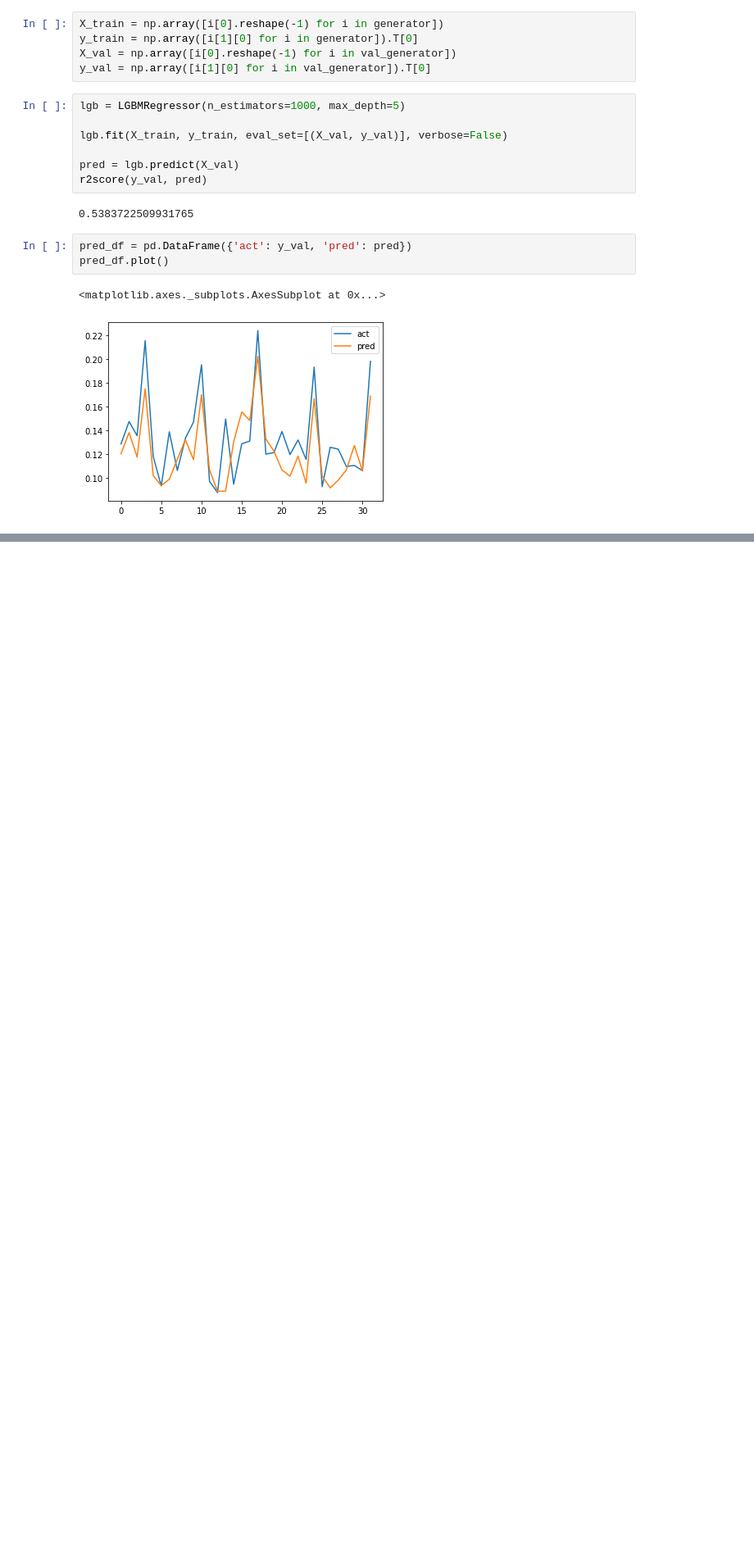
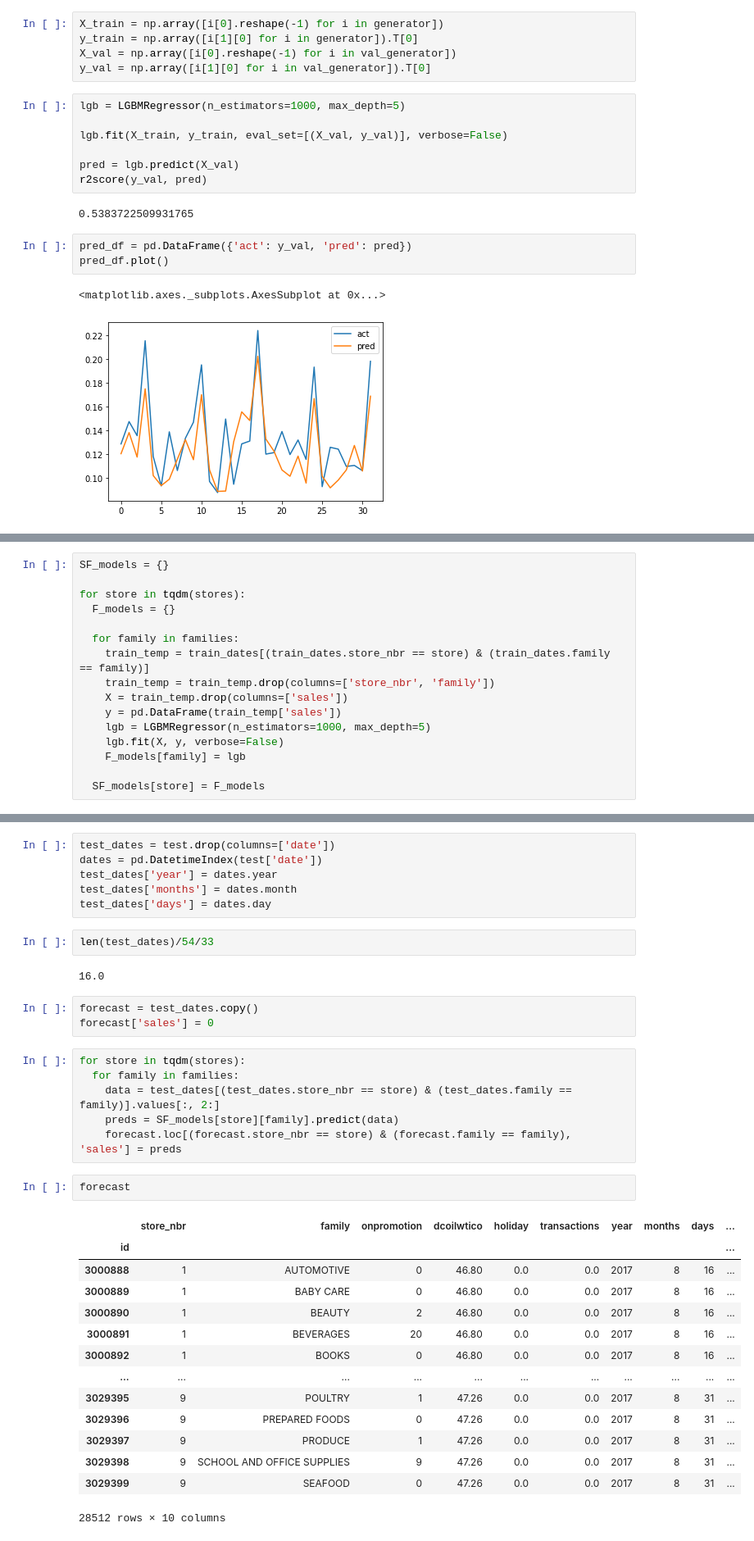
Before and after one commit to monikachudyba/ArtificialNeuralNetworkProjects, a Jupyter notebook: StoreSalesForecasting.ipynb, the cells around one changed output, grey strips where cells are left out. Shown at 82% size. Saved outputs shown, nothing was run; the diff lists cells and outputs as text; blank space fills up the shorter version.

Commit message:
Light GBM forecasting

```diff
--- a/StoreSalesForecasting.ipynb
+++ b/StoreSalesForecasting.ipynb
@@ -1165,0 +1220,16 @@ rmsle(y_val, pred, squared=False)
+# %%
+SF_models = {}
+
+for store in tqdm(stores):
+  F_models = {}
+
+  for family in families:
+    train_temp = train_dates[(train_dates.store_nbr == store) & (train_dates.family == family)]
+    train_temp = train_temp.drop(columns=['store_nbr', 'family'])
+    X = train_temp.drop(columns=['sales'])
+    y = pd.DataFrame(train_temp['sales'])
+    lgb = LGBMRegressor(n_estimators=1000, max_depth=5)
+    lgb.fit(X, y, verbose=False)
+    F_models[family] = lgb
+
+  SF_models[store] = F_models
@@ -1165,0 +1247,36 @@ rmsle(y_val, pred, squared=False)
+# %%
+test_dates = test.drop(columns=['date'])
+dates = pd.DatetimeIndex(test['date'])
+test_dates['year'] = dates.year
+test_dates['months'] = dates.month
+test_dates['days'] = dates.day
+# %%
+len(test_dates)/54/33
+# %% [output]
+16.0
+# %%
+forecast = test_dates.copy()
+forecast['sales'] = 0
+# %%
+for store in tqdm(stores):
+  for family in families:
+    data = test_dates[(test_dates.store_nbr == store) & (test_dates.family == family)].values[:, 2:]
+    preds = SF_models[store][family].predict(data)
+    forecast.loc[(forecast.store_nbr == store) & (forecast.family == family), 'sales'] = preds
+# %%
+forecast
+# %% [output]
+|  | store_nbr | family | onpromotion | dcoilwtico | holiday | transactions | year | months | days | ... |
+| id |  |  |  |  |  |  |  |  |  | ... |
+| 3000888 | 1 | AUTOMOTIVE | 0 | 46.80 | 0.0 | 0.0 | 2017 | 8 | 16 | ... |
+| 3000889 | 1 | BABY CARE | 0 | 46.80 | 0.0 | 0.0 | 2017 | 8 | 16 | ... |
+| 3000890 | 1 | BEAUTY | 2 | 46.80 | 0.0 | 0.0 | 2017 | 8 | 16 | ... |
+| 3000891 | 1 | BEVERAGES | 20 | 46.80 | 0.0 | 0.0 | 2017 | 8 | 16 | ... |
+| 3000892 | 1 | BOOKS | 0 | 46.80 | 0.0 | 0.0 | 2017 | 8 | 16 | ... |
+| ... | ... | ... | ... | ... | ... | ... | ... | ... | ... | ... |
+| 3029395 | 9 | POULTRY | 1 | 47.26 | 0.0 | 0.0 | 2017 | 8 | 31 | ... |
+| 3029396 | 9 | PREPARED FOODS | 0 | 47.26 | 0.0 | 0.0 | 2017 | 8 | 31 | ... |
+| 3029397 | 9 | PRODUCE | 1 | 47.26 | 0.0 | 0.0 | 2017 | 8 | 31 | ... |
+| 3029398 | 9 | SCHOOL AND OFFICE SUPPLIES | 9 | 47.26 | 0.0 | 0.0 | 2017 | 8 | 31 | ... |
+| 3029399 | 9 | SEAFOOD | 0 | 47.26 | 0.0 | 0.0 | 2017 | 8 | 31 | ... |
+28512 rows × 10 columns
```
Also changed, not shown: parts of 25 cells of this notebook.
